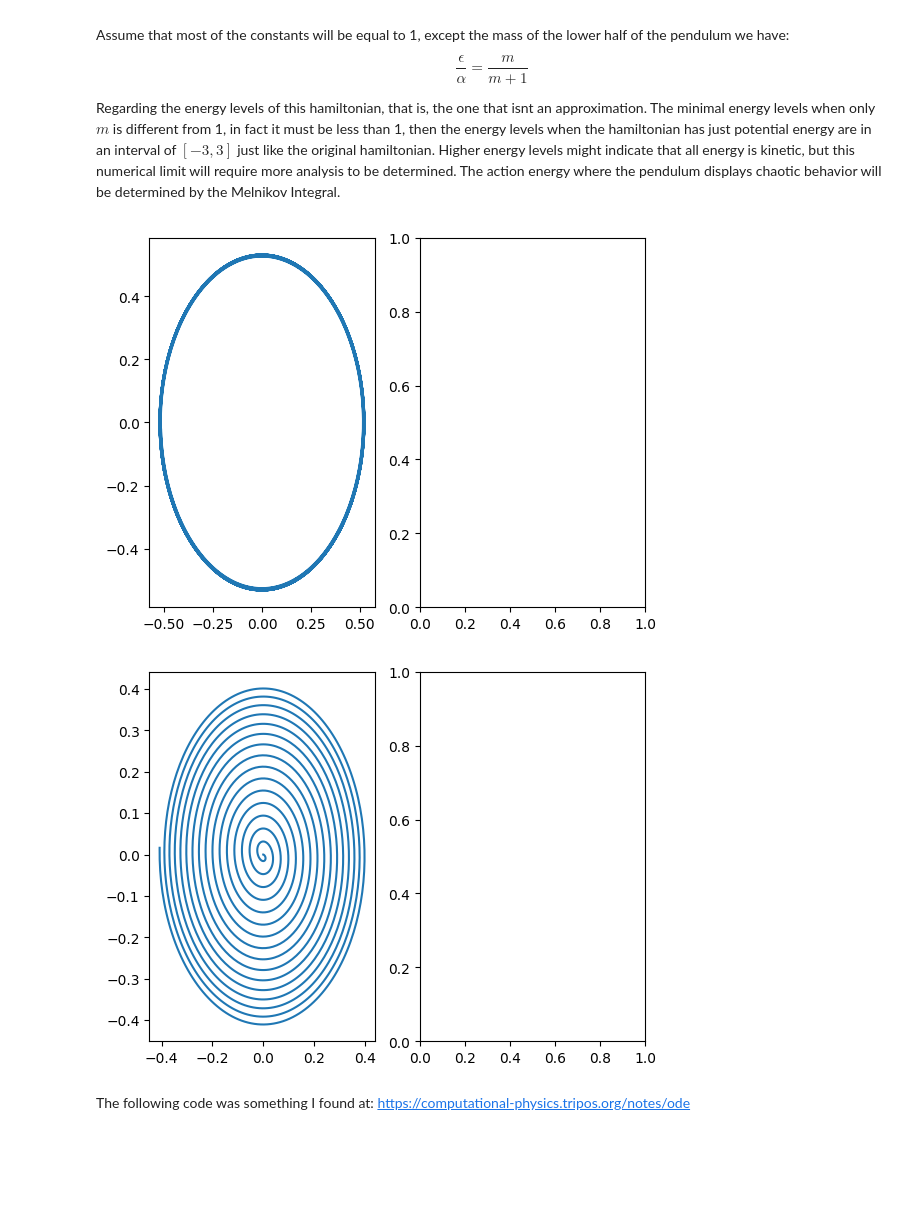
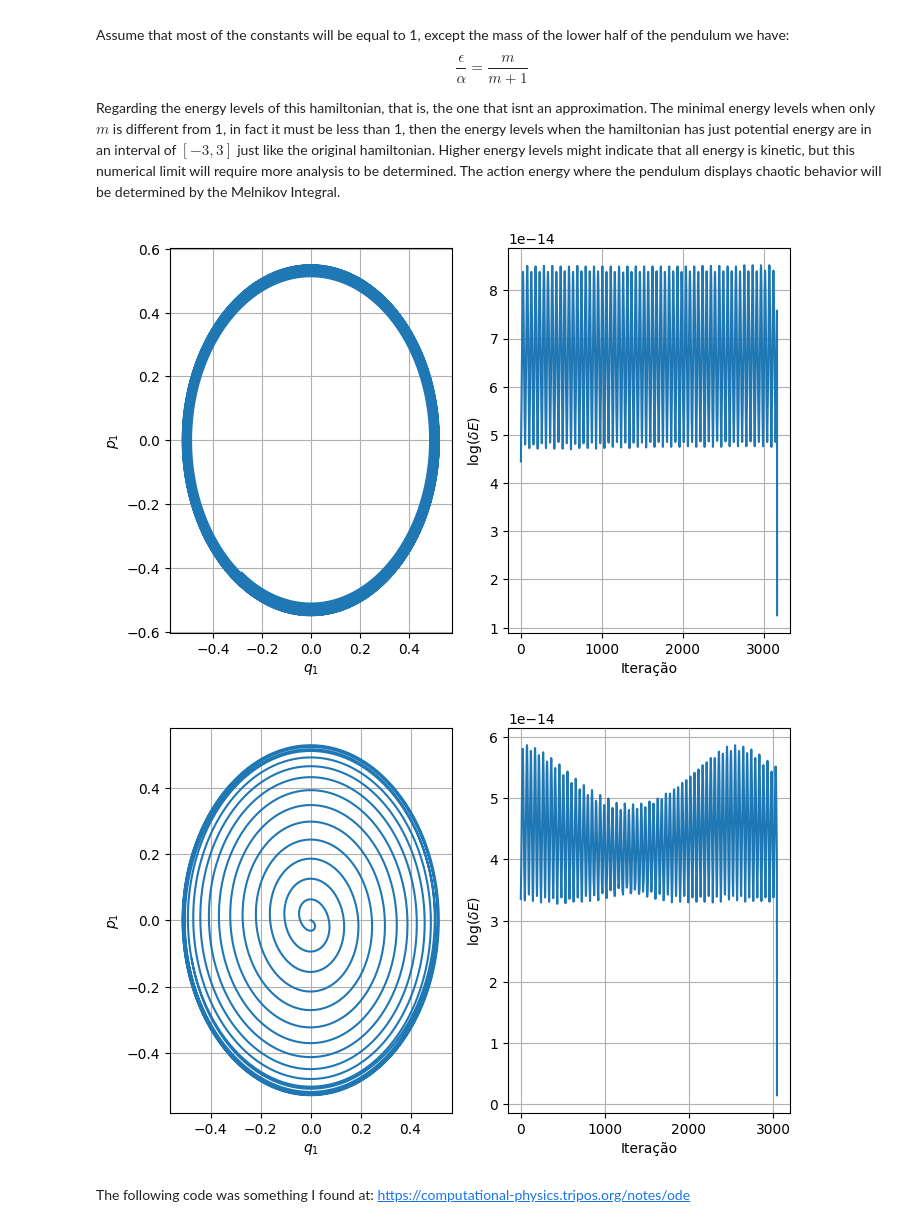
Before and after one commit to MuraSuu/Notebooks, a Jupyter notebook: DoublePendulum.ipynb, the cells around one changed output. Cells and saved outputs as stored; diff of their text form; code cells hidden in the pictures; blank space fills up the shorter version.

Commit message:
Refactored the separatrix solution and pertubation series

```diff
--- a/DoublePendulum.ipynb
+++ b/DoublePendulum.ipynb
@@ -54,7 +50,7 @@ g4 = smp.lambdify((alpha, eps, gamma, q1(t),q2(t),p1(t),p2(t)),h.diff(p2(t)),"nu
 #constants should be defined beforehand.
 #I will use just abc for the sake of speed.
 #m is the mass of the lower pendulum.
-m = 1/50
+m = 1/25
 a = m+1 # alpha
 b = a*(m/(m+1)) #epsilon
 c = m+1 #gamma
@@ -87,37 +83,61 @@ def CheckEnergy(x):
 def CheckEnergyApprox(x):
     q1, q2, p1, p2 = x
     return (p1**2 + a* p2**2 - 2*b*p1*p2*smp.cos(q1-q2))/(2*a) - c*smp.cos(q1) - smp.cos(q2)
+
+def PercentChange(arr):
+    # Get the difference
+    diff = np.diff(arr)
+
+    # Get the previous values (excluding the last value)
+    prev_values = arr[1:]
+
+    # Calculate the percent change
+    return diff / prev_values
+
+def Logaritimize(x):
+    return smp.log(x,10).evalf()
 # %%
-#integrate the entire thing.
-#extract the interesting events i.e. crossing of the section.
-#plot it.
 fig, ax = plt.subplots(1, 2)
+fig.set_size_inches(8, 5)
+ax[0].grid(True)
+ax[0].set_xlabel(r"$q_1$")
+ax[0].set_ylabel(r"$p_1$")
+ax[1].grid(True)
+ax[1].set_xlabel(r"Iteração")
+ax[1].set_ylabel(r"$\log(\delta E)$")
 
 y0 = [np.pi/6, np.pi/6, 0.0, 0.0]
+temp = []
 t_span = (0, 100)
 solution = solve_ivp(EqMotion, t_span, y0, rtol = 10e-12, atol = 10e-12)
 if solution.status == 0:
     ax[0].plot(solution.y[0], solution.y[2])
-    #ax[1].plot(solution.t,(np.apply_along_axis(CheckEnergy, 1, solution.y.T)))
+    energy = np.apply_along_axis(CheckEnergy, 1, solution.y.T)
+    changes = PercentChange(energy).astype(float)
+    ax[1].plot(changes[1:])
 else:
     print(solution.message)
 # %% [output]
-[figure, old version]
+[figure, new version]
 # %%
-#integrate the entire thing.
-#extract the interesting events i.e. crossing of the section.
-#plot it.
 fig, ax = plt.subplots(1, 2)
-plt.ion()
+fig.set_size_inches(8, 5)
+ax[0].grid(True)
+ax[0].set_xlabel(r"$q_1$")
+ax[0].set_ylabel(r"$p_1$")
+ax[1].grid(True)
+ax[1].set_xlabel(r"Iteração")
+ax[1].set_ylabel(r"$\log(\delta E)$")
 y0 = [0, np.pi/6, 0.0, 0.0]
 t_span = (0, 100)
 solution = solve_ivp(EqMotionApprox, t_span, y0, rtol = 10e-12, atol = 10e-12)
 if solution.status == 0:
     ax[0].plot(solution.y[0], solution.y[2])
-    #energies = np.apply_along_axis(CheckEnergyApprox, 1, solution.y.T)
-    #ax[1].plot(solution.t, energies)
+    energy = np.apply_along_axis(CheckEnergyApprox, 1, solution.y.T)
+    changes = PercentChange(energy).astype(float)
+    ax[1].plot(changes[1:])
 else:
     print(solution.message)
 # %% [output]
-[figure, old version]
+[figure, new version]
 # %%
```
Also changed, not shown: parts of 31 cells of this notebook.
